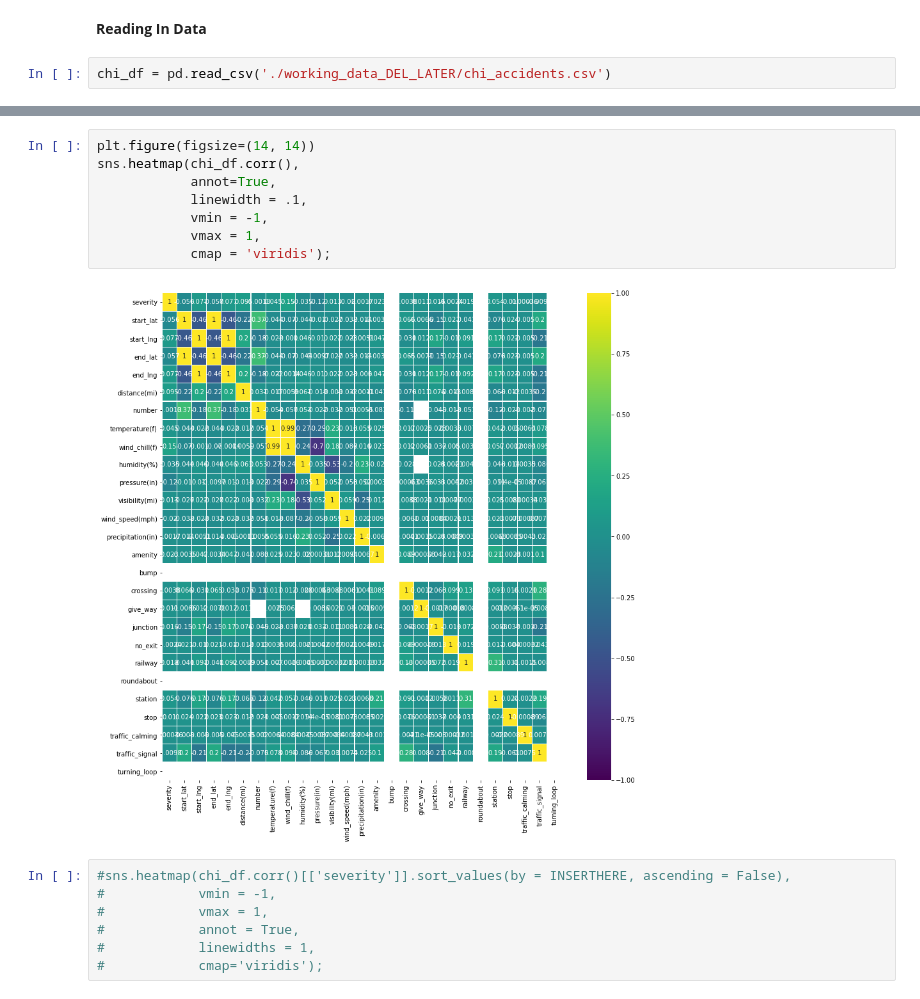
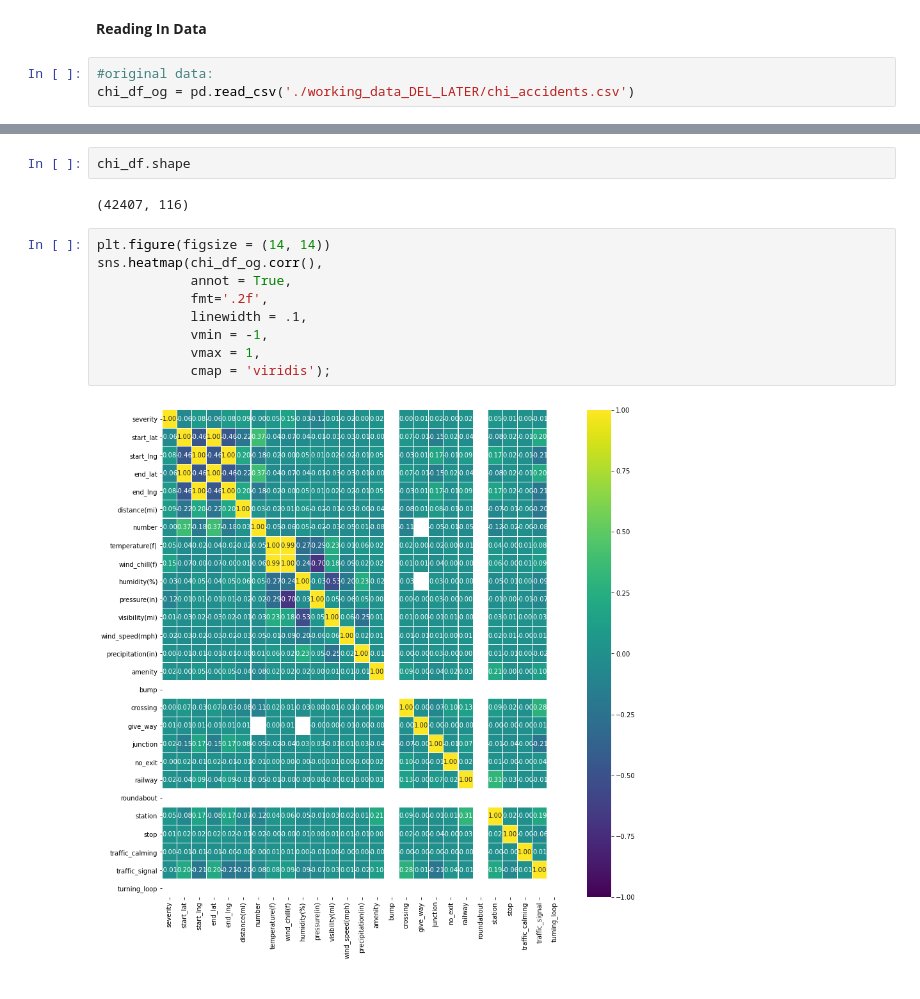
Before and after one commit to jeffreyfloyd/DST-and-traffic-implications, a Jupyter notebook: code/EDA.ipynb, the cells around one changed output, grey strips where cells are left out. Drawn from its saved outputs; the diff is of its cells as text.

```diff
--- a/code/EDA.ipynb
+++ b/code/EDA.ipynb
@@ -14,5 +14,6 @@ import matplotlib.pyplot as plt
 # %% [markdown]
 **Reading In Data**
 # %%
-chi_df = pd.read_csv('./working_data_DEL_LATER/chi_accidents.csv')
+#original data:
+chi_df_og = pd.read_csv('./working_data_DEL_LATER/chi_accidents.csv')
 # %%
@@ -26,17 +66,15 @@ chi_df.head(3)
+# %%
+chi_df.shape
+# %% [output]
+(42407, 116)
 # %%
-plt.figure(figsize=(14, 14))
-sns.heatmap(chi_df.corr(),
-            annot=True,
+plt.figure(figsize = (14, 14))
+sns.heatmap(chi_df_og.corr(),
+            annot = True,
+            fmt='.2f',
             linewidth = .1,
             vmin = -1,
             vmax = 1,
             cmap = 'viridis');
 # %% [output]
-[figure, old version]
+[figure, new version]
-# %%
-#sns.heatmap(chi_df.corr()[['severity']].sort_values(by = INSERTHERE, ascending = False),
-#            vmin = -1,
-#            vmax = 1,
-#            annot = True,
-#            linewidths = 1,
-#            cmap='viridis');
```
Also changed, not shown: parts of 11 cells of this notebook, 5 other files.
